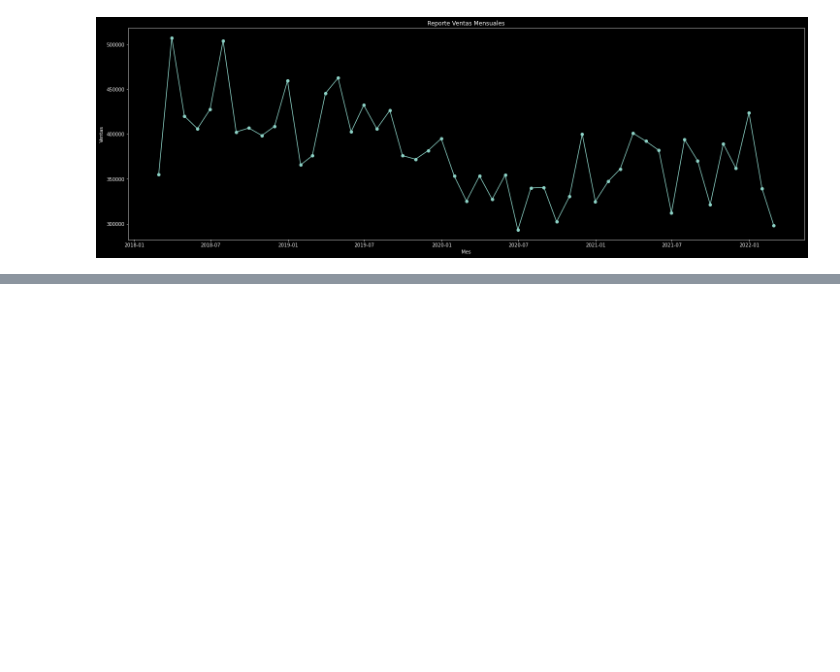
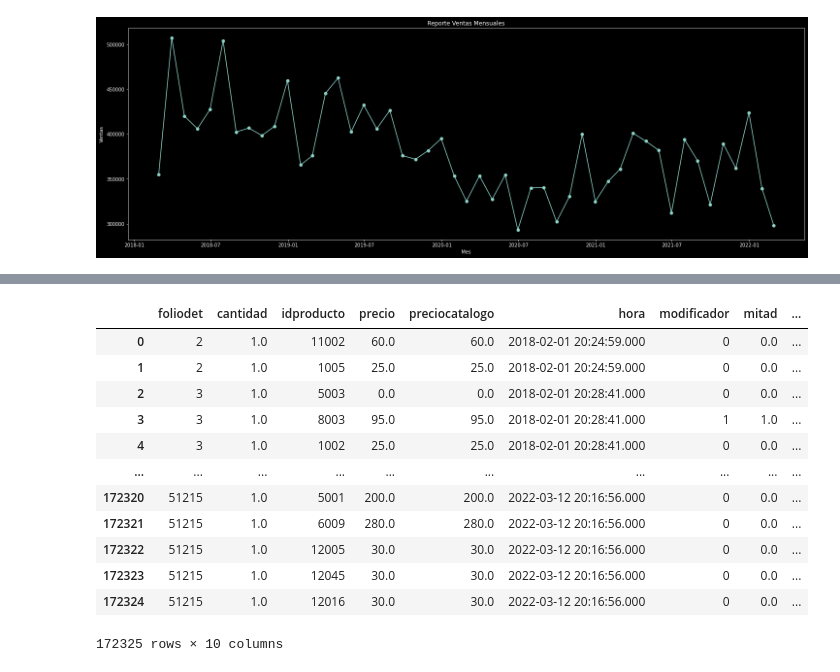
Before and after one commit to SebastianHerran/Pizzeria_Analysis, a Jupyter notebook: Analysis.ipynb, the cells around one changed output, grey strips where cells are left out. Saved outputs shown, nothing was run; the diff lists cells and outputs as text; code cells hidden in the pictures; blank space fills up the shorter version.

```diff
--- a/Analysis.ipynb
+++ b/Analysis.ipynb
@@ -34,6 +34,8 @@ direccionesdomicilio = pd.read_csv('riviera42_data/direccionesdomicilio.csv', in
 colonias = pd.read_csv('riviera42_data/colonias.csv', index_col=False)
 # %%
 clientes = pd.read_csv('riviera42_data/clientes.csv', index_col=False)
+# %%
+cheqdet = pd.read_csv('riviera42_data/cheqdet.csv', index_col=False)
 # %%
 cheques
 # %% [output]
@@ -195,0 +194,16 @@ ventas_mensuales
+# %%
+cheqdet
+# %% [output]
+|  | foliodet | cantidad | idproducto | precio | preciocatalogo | hora | modificador | mitad | ... |
+| 0 | 2 | 1.0 | 11002 | 60.0 | 60.0 | 2018-02-01 20:24:59.000 | 0 | 0.0 | ... |
+| 1 | 2 | 1.0 | 1005 | 25.0 | 25.0 | 2018-02-01 20:24:59.000 | 0 | 0.0 | ... |
+| 2 | 3 | 1.0 | 5003 | 0.0 | 0.0 | 2018-02-01 20:28:41.000 | 0 | 0.0 | ... |
+| 3 | 3 | 1.0 | 8003 | 95.0 | 95.0 | 2018-02-01 20:28:41.000 | 1 | 1.0 | ... |
+| 4 | 3 | 1.0 | 1002 | 25.0 | 25.0 | 2018-02-01 20:28:41.000 | 0 | 0.0 | ... |
+| ... | ... | ... | ... | ... | ... | ... | ... | ... | ... |
+| 172320 | 51215 | 1.0 | 5001 | 200.0 | 200.0 | 2022-03-12 20:16:56.000 | 0 | 0.0 | ... |
+| 172321 | 51215 | 1.0 | 6009 | 280.0 | 280.0 | 2022-03-12 20:16:56.000 | 0 | 0.0 | ... |
+| 172322 | 51215 | 1.0 | 12005 | 30.0 | 30.0 | 2022-03-12 20:16:56.000 | 0 | 0.0 | ... |
+| 172323 | 51215 | 1.0 | 12045 | 30.0 | 30.0 | 2022-03-12 20:16:56.000 | 0 | 0.0 | ... |
+| 172324 | 51215 | 1.0 | 12016 | 30.0 | 30.0 | 2022-03-12 20:16:56.000 | 0 | 0.0 | ... |
+172325 rows × 10 columns
```
Also changed, not shown: parts of 29 cells of this notebook, 7 other files.
